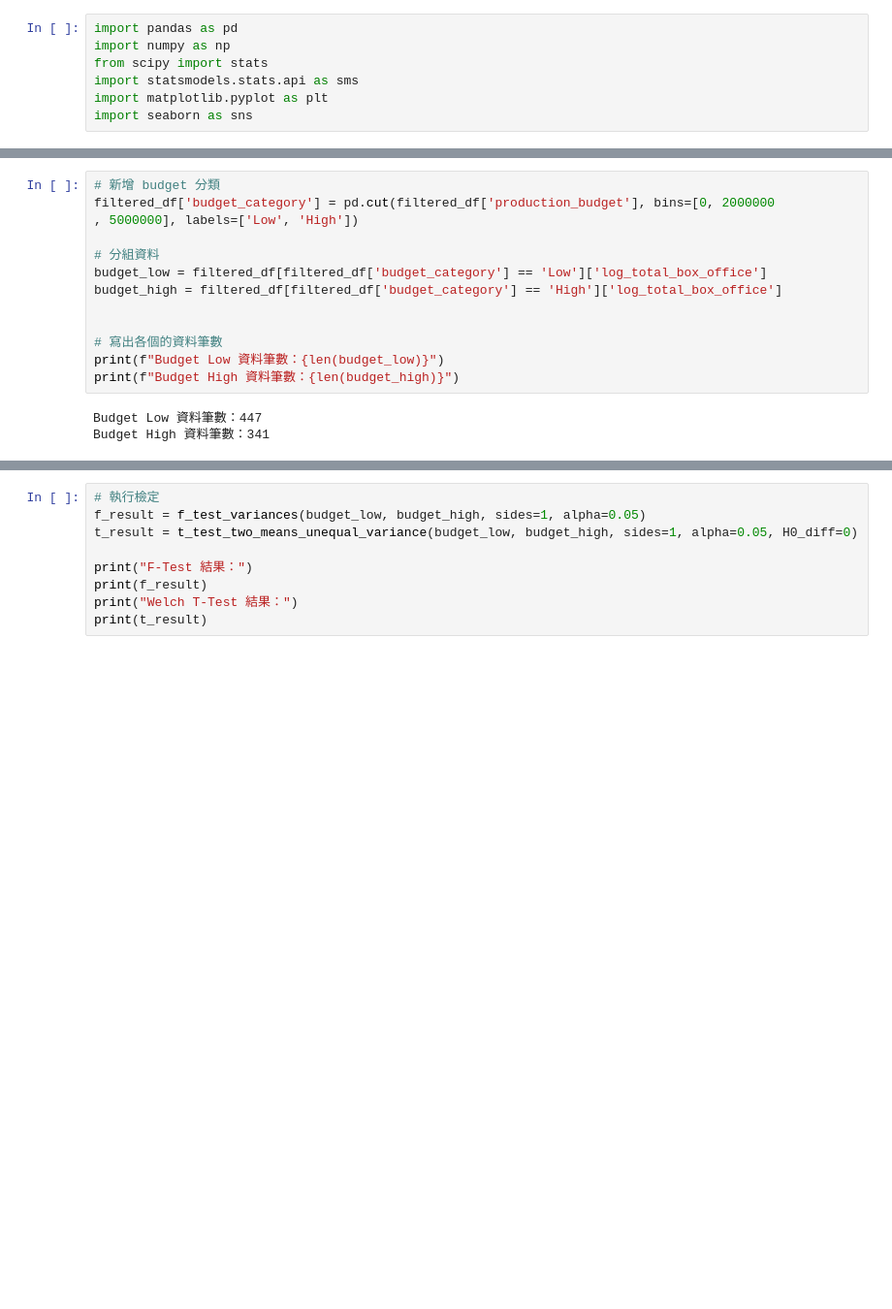
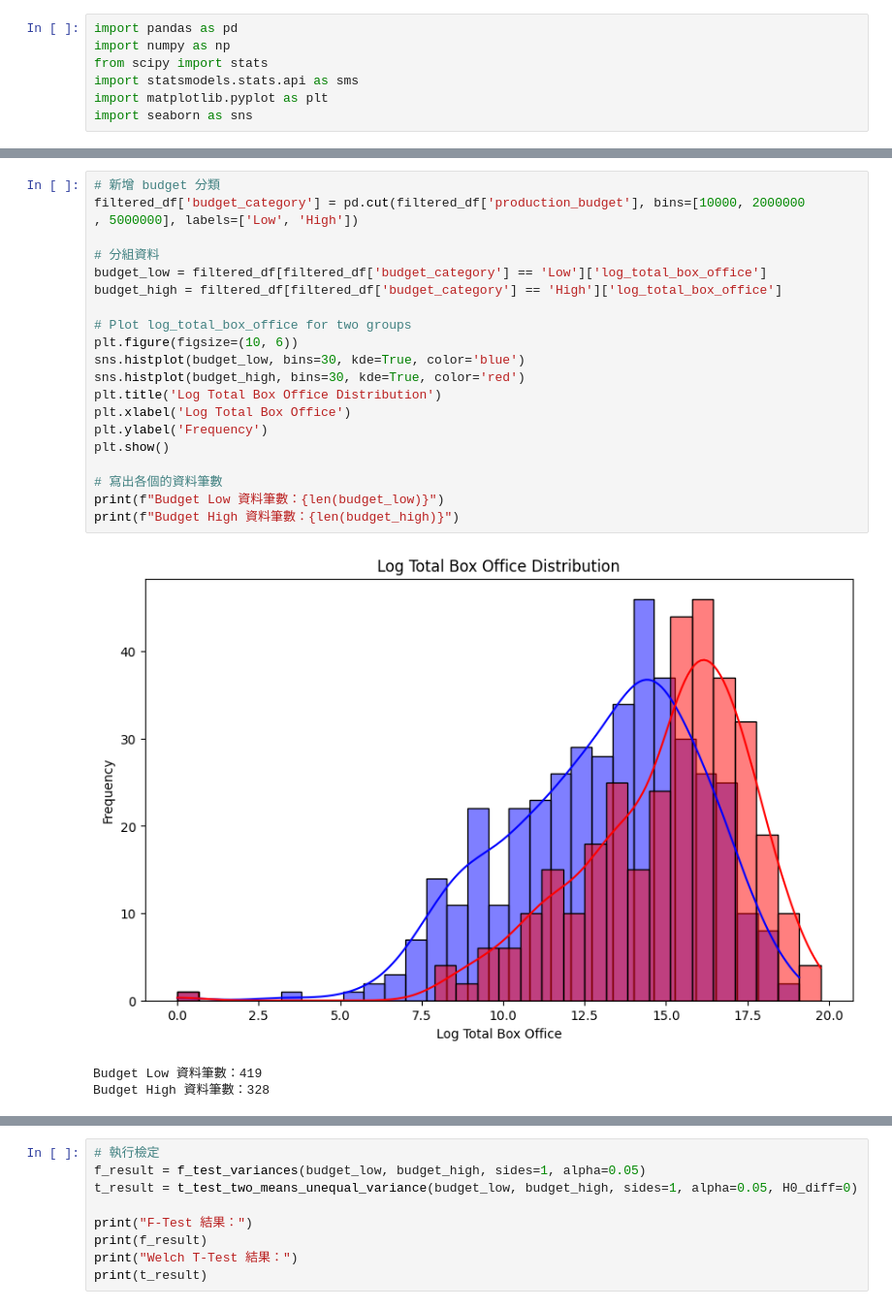
Before and after one commit to Ocean1029/Statistics_Final_Project, a Jupyter notebook: test_1.ipynb, the cells around one changed output, grey strips where cells are left out. Shown: that part at 97% size. Drawn from its saved outputs; the diff is of its cells as text; blank space fills up the shorter version.

```diff
--- a/test_1.ipynb
+++ b/test_1.ipynb
@@ -238,19 +243,28 @@ print(len(filtered_df))
 # %%
 # 新增 budget 分類
-filtered_df['budget_category'] = pd.cut(filtered_df['production_budget'], bins=[0, 2000000
+filtered_df['budget_category'] = pd.cut(filtered_df['production_budget'], bins=[10000, 2000000
 , 5000000], labels=['Low', 'High'])
 
 # 分組資料
 budget_low = filtered_df[filtered_df['budget_category'] == 'Low']['log_total_box_office']
 budget_high = filtered_df[filtered_df['budget_category'] == 'High']['log_total_box_office']
 
+# Plot log_total_box_office for two groups
+plt.figure(figsize=(10, 6))
+sns.histplot(budget_low, bins=30, kde=True, color='blue')
+sns.histplot(budget_high, bins=30, kde=True, color='red')
+plt.title('Log Total Box Office Distribution')
+plt.xlabel('Log Total Box Office')
+plt.ylabel('Frequency')
+plt.show()
 
 # 寫出各個的資料筆數
 print(f"Budget Low 資料筆數：{len(budget_low)}")
 print(f"Budget High 資料筆數：{len(budget_high)}")
 # %% [output]
+[figure, added]
-Budget Low 資料筆數：447
-Budget High 資料筆數：341
+Budget Low 資料筆數：419
+Budget High 資料筆數：328
 # %%
 # 常態性檢定 (Shapiro-Wilk test)
 from scipy import stats
```
Also changed, not shown: parts of 2 cells of this notebook, 2 other files.
